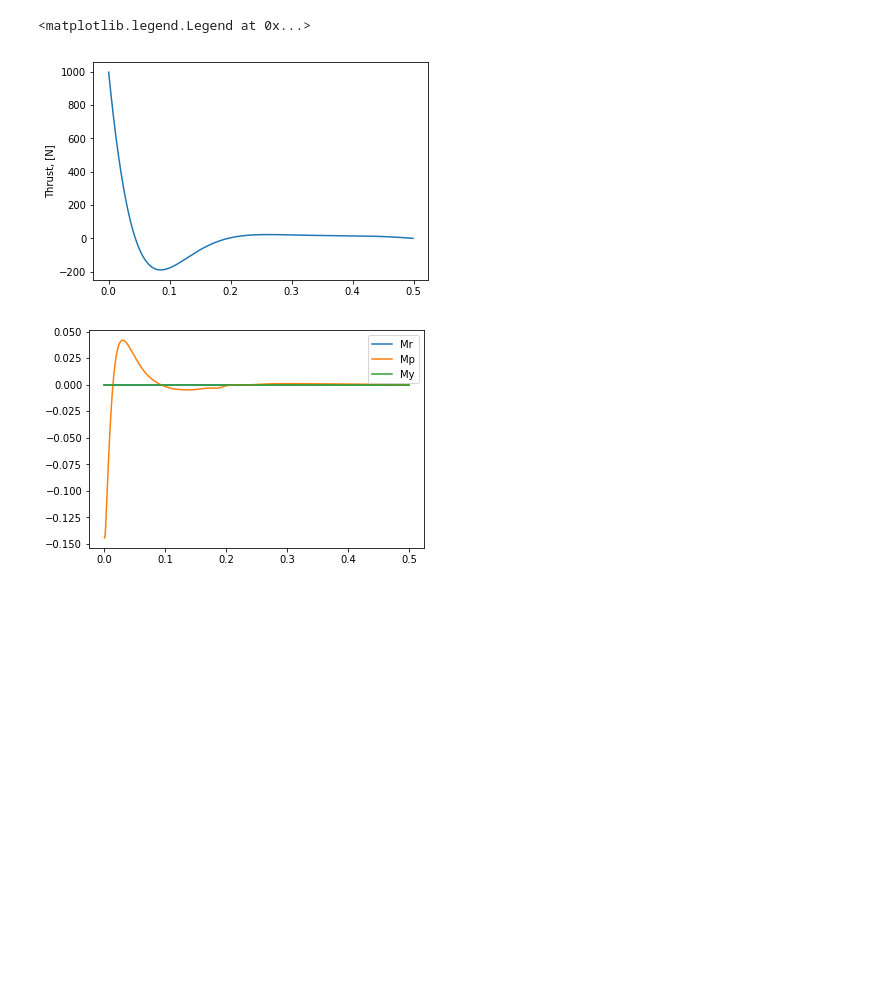
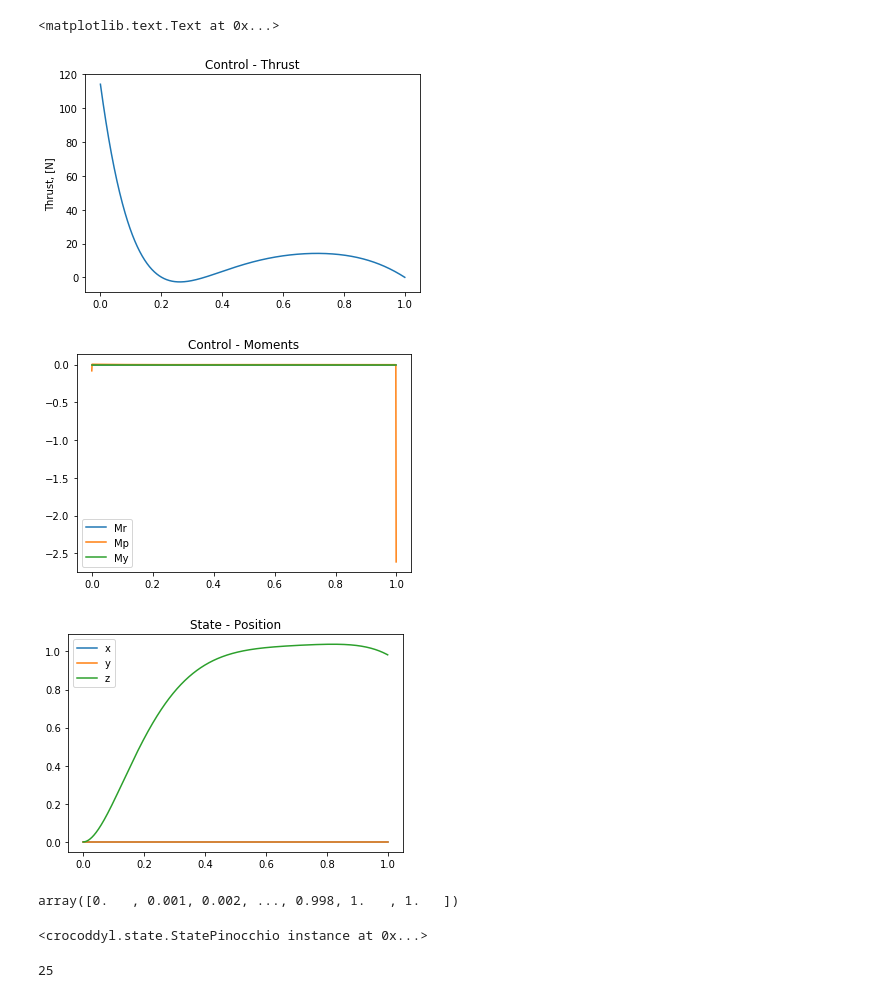
Before and after one commit to loco-3d/crocoddyl, a Jupyter notebook: examples/notebooks/kinton_flying_base.ipynb, the cells around one changed output. Saved outputs shown, nothing was run; the diff lists cells and outputs as text; code cells hidden in the pictures; blank space fills up the shorter version.

```diff
--- a/examples/notebooks/kinton_flying_base.ipynb
+++ b/examples/notebooks/kinton_flying_base.ipynb
@@ -36,18 +36,26 @@ SE3ref.translation = target_pos.reshape(3,1)
 SE3ref.rotation = target_quat.matrix()
 
 
-stateWeights = np.array([0] * 3 + [500.] * 3 + [0.01] * (robot.model.nv - 2) + [10] * robot.model.nv)
+stateWeights   = np.array([1] * 3 + [500.] * 3 + [1] * (robot.model.nv - 6) + [10] * robot.model.nv)
+controlWeights = np.array([10] + [0]*3 + [0]*6)
+
 goalTrackingCost = CostModelFramePlacement(robot.model,
                                            frame=robot.model.getFrameId(frameName),
                                            ref=SE3ref,
                                            nu =actModel.nu)
-xRegCost = CostModelState(robot.model, state, ref=state.zero(), nu=actModel.nu)
-uRegCost = CostModelControl(robot.model, nu=robot.model.nv-2)
+xRegCost = CostModelState(robot.model,
+                          state,
+                          ref=state.zero(),
+                          nu=actModel.nu,
+                          activation=ActivationModelWeightedQuad(stateWeights))
+uRegCost = CostModelControl(robot.model,
+                            nu=robot.model.nv-2,
+                            activation = ActivationModelWeightedQuad(controlWeights))
 
 # Then let's add the running and terminal cost functions
 runningCostModel.addCost(name="pos", weight=0.1, cost=goalTrackingCost)
-runningCostModel.addCost(name="regx", weight=1e-5, cost=xRegCost)
-runningCostModel.addCost(name="regu", weight=1e-7, cost=uRegCost)
+runningCostModel.addCost(name="regx", weight=1e-4, cost=xRegCost)
+runningCostModel.addCost(name="regu", weight=1e-6, cost=uRegCost)
 terminalCostModel.addCost(name="pos", weight=50, cost=goalTrackingCost)
 
 # DIFFERENTIAL ACTION MODEL
@@ -62,7 +70,7 @@ runningModel.timeStep = dt
 
 # For this optimal control problem, we define 250 knots (or running action
 # models) plus a terminal knot
-T = 500
+T = 1000
 q0 = robot.model.referenceConfigurations["initial_pose"]
 
 x0 = np.hstack([m2a(q0), np.zeros(robot.model.nv)])
@@ -70,8 +78,8 @@ problem = ShootingProblem(x0, [runningModel] * T, terminalModel)
 
 # Creating the DDP solver for this OC problem, defining a logger
 ddp = SolverDDP(problem)
-ddp.callback = [CallbackDDPVerbose()]
-ddp.callback.append(CallbackDDPLogger())
+# ddp.callback = [CallbackDDPVerbose()]
+# ddp.callback.append(CallbackDDPLogger())
 
 # Solving it with the DDP algorithm
 ddp.solve()
@@ -101,27 +104,48 @@ iter     cost         stop          grad          xreg        ureg       step
 # %%
 displayTrajectory(robot, ddp.xs, runningModel.timeStep)
 # %%
+# Control trajectory
 thrust = []
 Mr = [];
 Mp = [];
 My = [];
+
 for u in ddp.us:
     thrust.append(u[0])
     Mr.append(u[1])
     Mp.append(u[2])
     My.append(u[3])
+
+# State trajectory
+Xx = [];
+Xy = [];
+Xz = [];
+
+for x in ddp.xs:
+    Xx.append(x[0])
+    Xy.append(x[1])
+    Xz.append(x[2])
 # %%
 import matplotlib.pyplot as plt
 t = np.arange(0., T*dt, dt)
 
 plt.figure()
 plt.plot(t, thrust)
 plt.ylabel('Thrust, [N]')
+plt.title('Control - Thrust')
 
 plt.figure()
 plt.plot(t,Mr, t,Mp, t,My)
 plt.legend(['Mr','Mp','My'])
+plt.title('Control - Moments')
+
+plt.figure()
+t = np.append(t, 1)
+plt.plot(t,Xx,t,Xy,t,Xz)
+plt.legend(['x','y','z'])
+plt.title('State - Position')
 # %% [output]
-<matplotlib.legend.Legend at 0x...>
+<matplotlib.text.Text at 0x...>
-[figure, old version]
+[figure, new version]
-[figure, old version]
+[figure, new version]
+[figure, added]
@@ -129,0 +152,13 @@ robot.display(q0)
+# %%
+t = np.append(t, 1)
+t
+# %% [output]
+array([0.   , 0.001, 0.002, ..., 0.998, 1.   , 1.   ])
+# %%
+state
+# %% [output]
+<crocoddyl.state.StatePinocchio instance at 0x...>
+# %%
+7+6+12
+# %% [output]
+25
```
Also changed, not shown: parts of 2 cells of this notebook, 5 other files.
